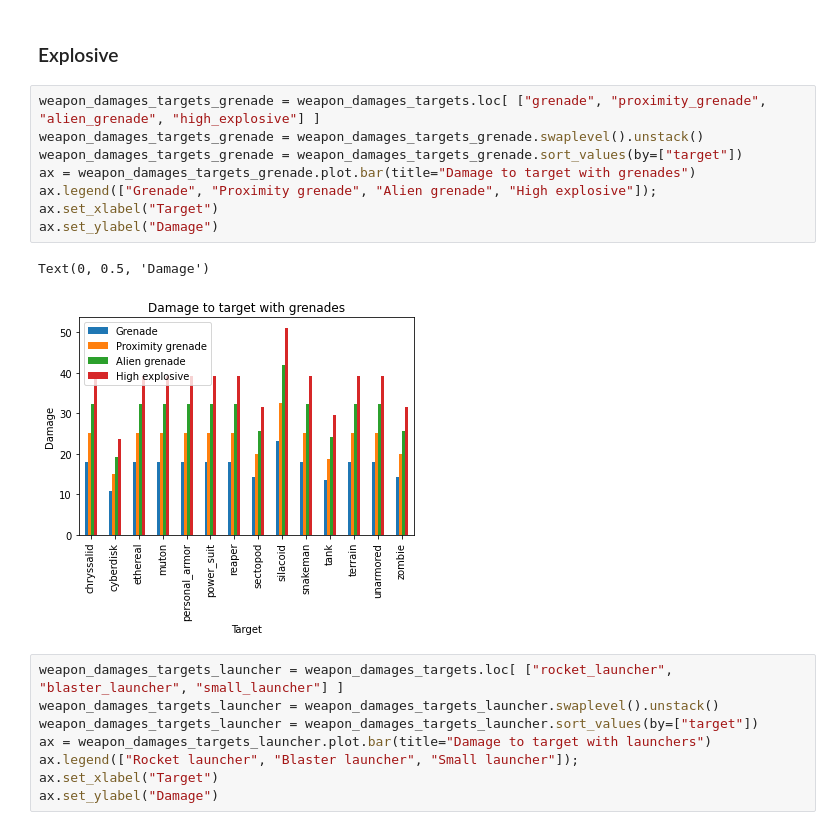
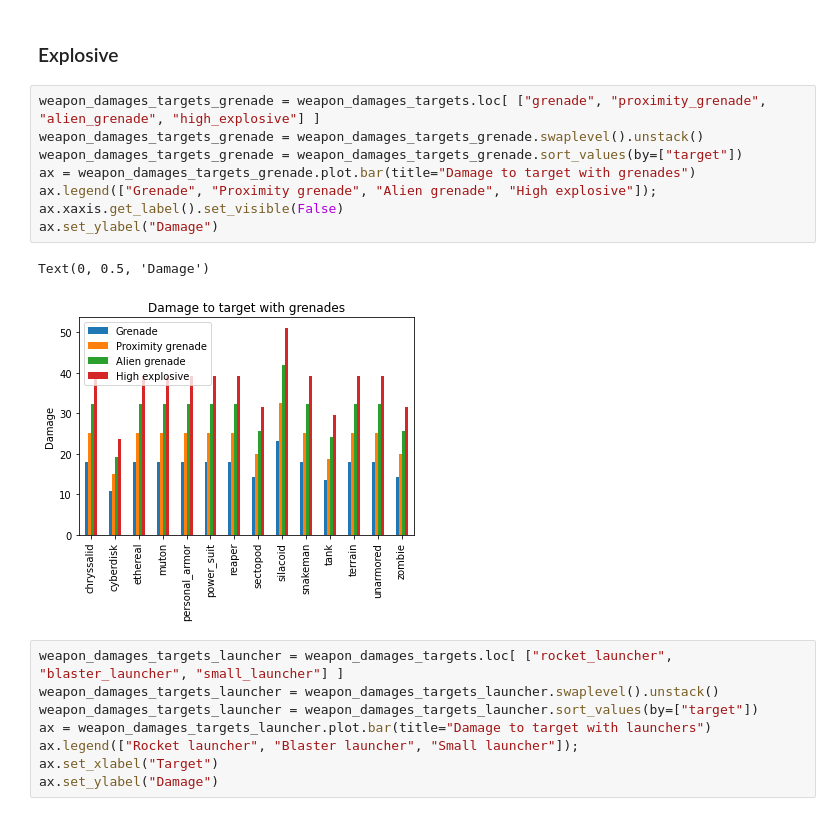
Before and after one commit to Bernardo-MG/xcom-analysis-jupyter-notebook, a Jupyter notebook: enemy_unknown/weapon_damage_target.ipynb, the cells around one changed output. Cells and saved outputs as stored; diff of their text form.

```diff
--- a/enemy_unknown/weapon_damage_target.ipynb
+++ b/enemy_unknown/weapon_damage_target.ipynb
@@ -162,14 +162,14 @@ Text(0, 0.5, 'Damage')
 # %%
 weapon_damages_targets_grenade = weapon_damages_targets.loc[ ["grenade", "proximity_grenade", "alien_grenade", "high_explosive"] ]
 weapon_damages_targets_grenade = weapon_damages_targets_grenade.swaplevel().unstack()
 weapon_damages_targets_grenade = weapon_damages_targets_grenade.sort_values(by=["target"])
 ax = weapon_damages_targets_grenade.plot.bar(title="Damage to target with grenades")
 ax.legend(["Grenade", "Proximity grenade", "Alien grenade", "High explosive"]);
-ax.set_xlabel("Target")
+ax.xaxis.get_label().set_visible(False)
 ax.set_ylabel("Damage")
 # %% [output]
 Text(0, 0.5, 'Damage')
-[figure, old version]
+[figure, new version]
 # %%
 weapon_damages_targets_launcher = weapon_damages_targets.loc[ ["rocket_launcher", "blaster_launcher", "small_launcher"] ]
 weapon_damages_targets_launcher = weapon_damages_targets_launcher.swaplevel().unstack()
```
Also changed, not shown: parts of 20 cells of this notebook, 6 other files.
